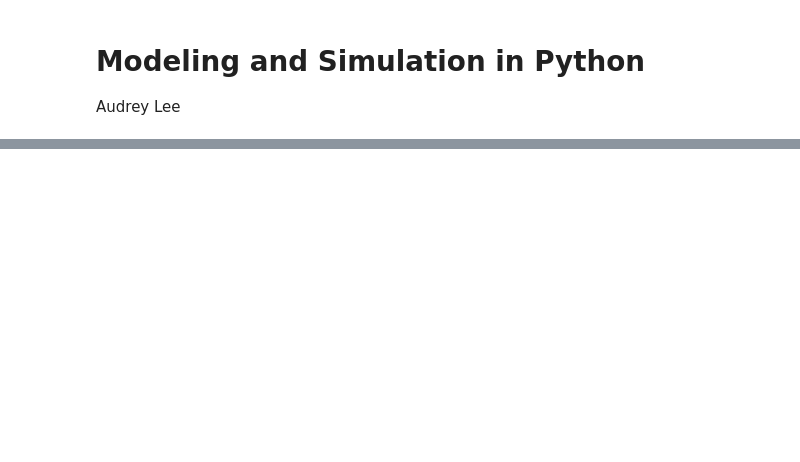
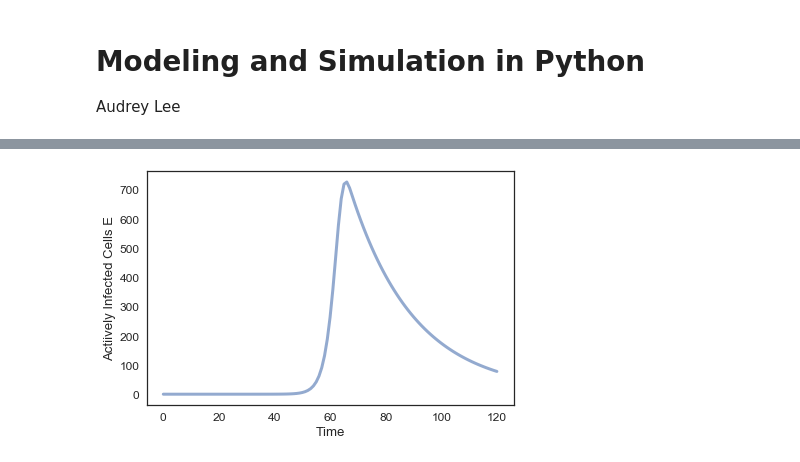
Before and after one commit to Audrey-Lee88/ModSimPy, a Jupyter notebook: code/hiv_model_Audrey.ipynb, the cells around one changed output, grey strips where cells are left out. Drawn from its saved outputs; the diff is of its cells as text; code cells hidden in the pictures; blank space fills up the shorter version.

```diff
--- a/code/hiv_model_Audrey.ipynb
+++ b/code/hiv_model_Audrey.ipynb
@@ -121,0 +124,6 @@ plot_results(results.R, results.L, results.E, results.V)
+# %%
+plot(results.E)
+decorate(xlabel='Time',
+        ylabel='Actiively Infected Cells E')
+# %% [output]
+[figure, added]
```
Also changed, not shown: parts of 12 cells of this notebook.
